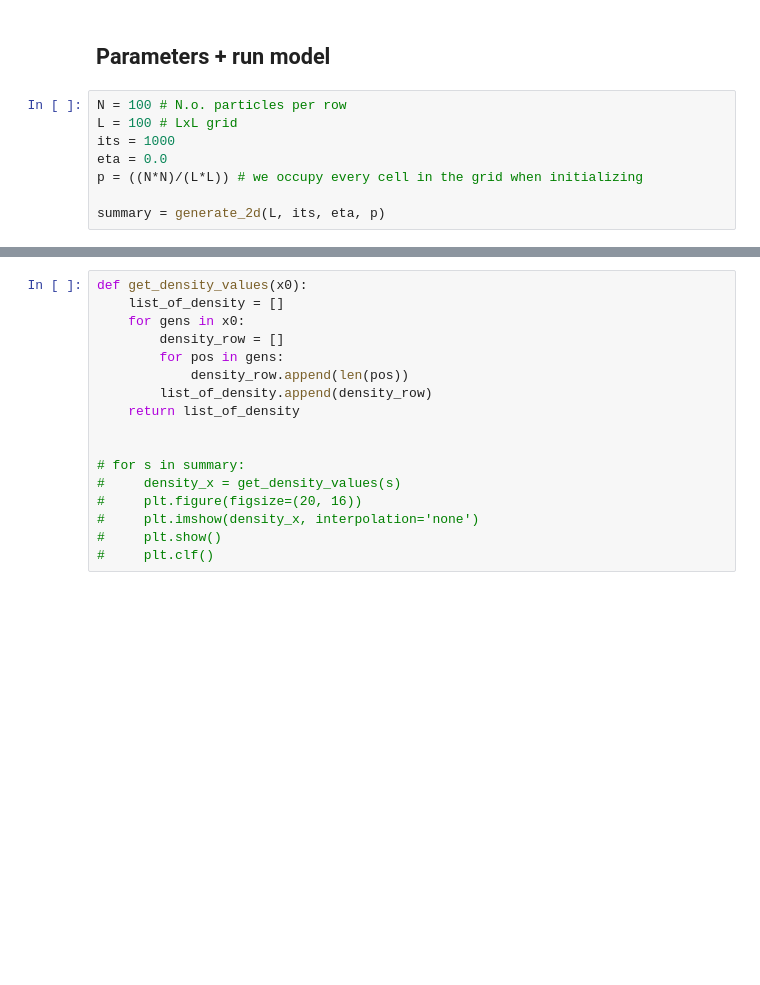
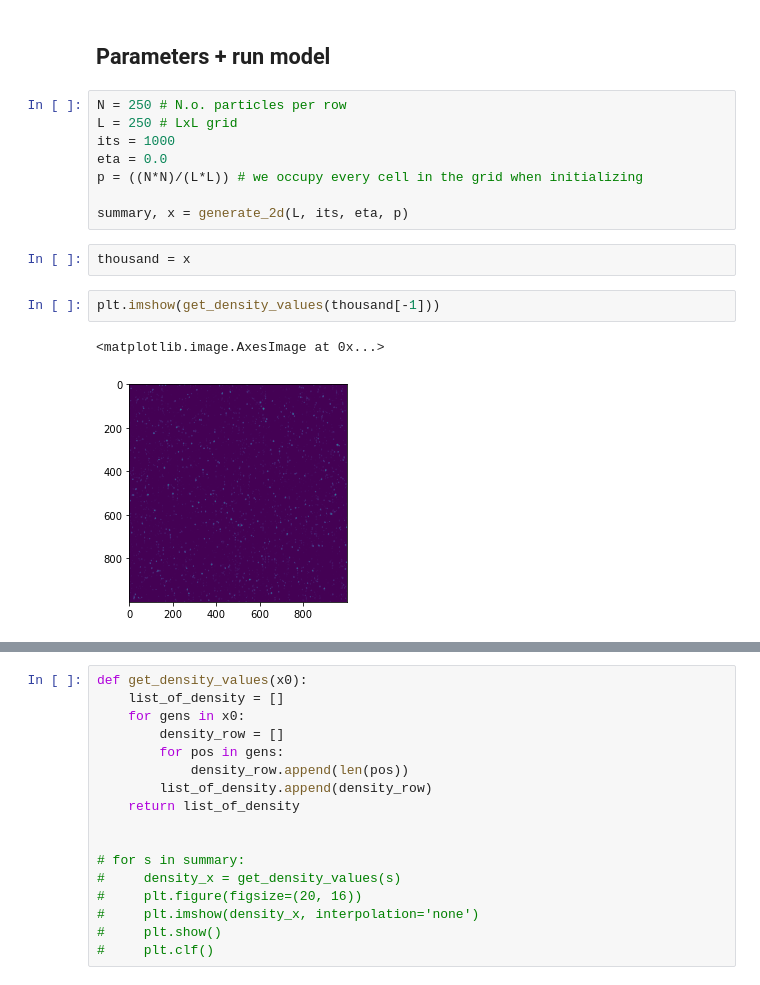
Before and after one commit to wiebetimmers/CSS-ParticleFlocking, a Jupyter notebook: 1D+2D_viscek_automata_density.ipynb, the cells around one changed output, grey strips where cells are left out. Drawn from its saved outputs; the diff is of its cells as text; blank space fills up the shorter version.

```diff
--- a/1D+2D_viscek_automata_density.ipynb
+++ b/1D+2D_viscek_automata_density.ipynb
@@ -367,10 +367,17 @@ def generate_2d(size, steps, eta, p):
 # %% [markdown]
 ## Parameters + run model
 # %%
-N = 100 # N.o. particles per row
-L = 100 # LxL grid
+N = 250 # N.o. particles per row
+L = 250 # LxL grid
 its = 1000
 eta = 0.0
 p = ((N*N)/(L*L)) # we occupy every cell in the grid when initializing
 
-summary = generate_2d(L, its, eta, p)
+summary, x = generate_2d(L, its, eta, p)
+# %%
+thousand = x
+# %%
+plt.imshow(get_density_values(thousand[-1]))
+# %% [output]
+<matplotlib.image.AxesImage at 0x...>
+[figure, added]
```
Also changed, not shown: parts of 7 cells of this notebook, 1 other file.
